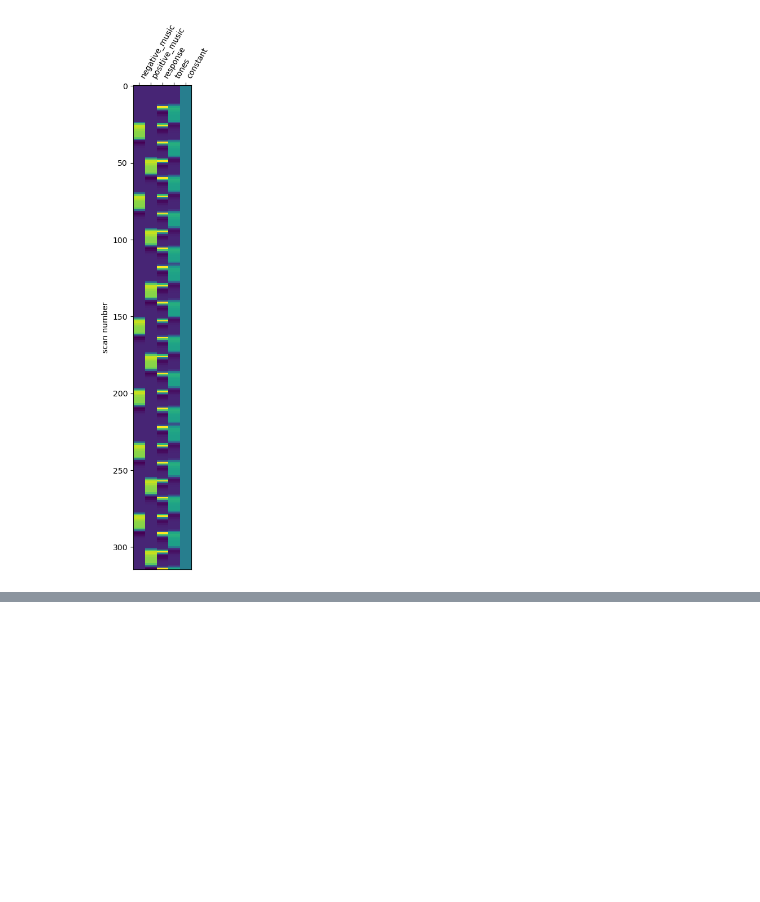
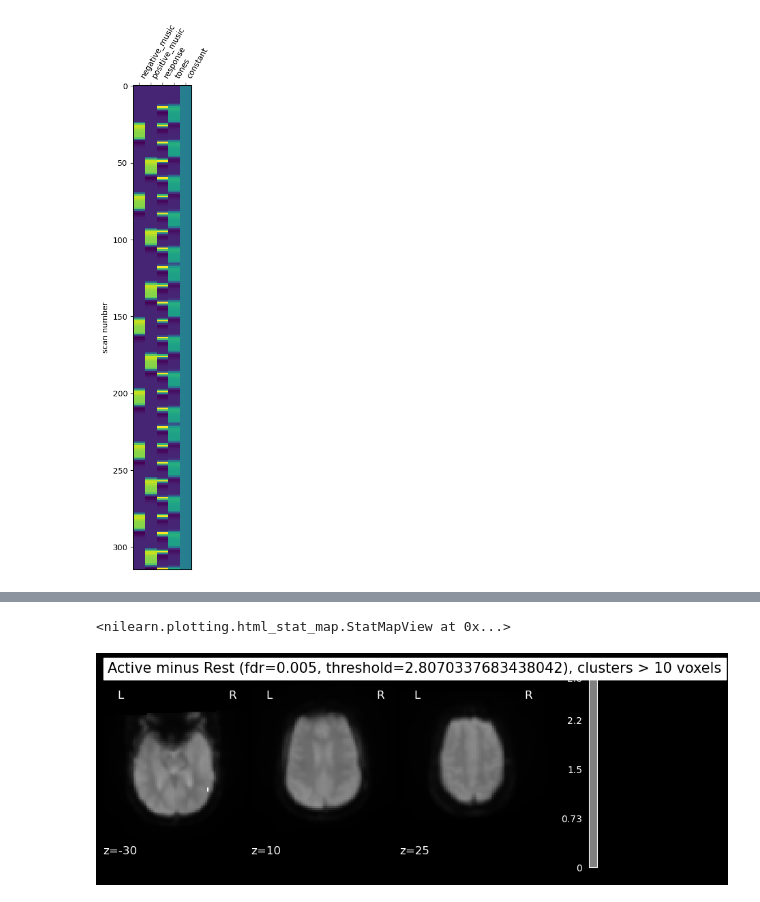
Before and after one commit to raph1258/NSSP, a Jupyter notebook: Project_MP1.ipynb, the cells around one changed output, grey strips where cells are left out. Saved outputs shown, nothing was run; the diff lists cells and outputs as text; code cells hidden in the pictures; blank space fills up the shorter version.

```diff
--- a/Project_MP1.ipynb
+++ b/Project_MP1.ipynb
@@ -322,0 +427,25 @@ plt.show()
+# %%
+from nilearn import plotting, image, datasets
+import nibabel as nib
+
+# Assuming fmri_glm and active_minus_rest are defined elsewhere in your code
+z_map = fmri_glm.compute_contrast(active_minus_rest, output_type='z_score')
+
+# Save the Z map to a file
+nib.save(z_map, 'z_map_uncorrected.nii.gz')
+
+# Compute the mean image
+mean_img_ = image.mean_img(fmri_img)
+
+# Threshold the z-map to create a mask for significant areas
+thresholded_z_map = image.threshold_img(z_map, threshold=1.5)
+
+# Fetch the AAL atlas
+aal_atlas = datasets.fetch_atlas_aal()
+
+# Use view_img for 3D visualization
+view = plotting.view_img(thresholded_z_map, bg_img=mean_img_, title='Highlighted Zones of Interest')
+
+
+# Display the interactive view
+view
@@ -322,0 +462,28 @@ plt.show()
+# %%
+# Use view_img for 3D visualization
+view = plotting.view_img(aal_atlas.maps)
+
+
+# Display the interactive view
+view
+# %% [output]
+<nilearn.plotting.html_stat_map.StatMapView at 0x...>
+# %%
+from nilearn.glm import threshold_stats_img
+
+#Link to threshold_stats_img function documentation
+#https://nilearn.github.io/dev/modules/generated/nilearn.glm.threshold_stats_img.html
+
+cluster_size = 10 # Fill me with the number of voxels for a cluster to be kept
+fdr_rate = 0.005# Fill me with the fdr rate to use!
+
+# Here, we apply the FDR correction + threshold
+clean_map, threshold = threshold_stats_img(z_map, alpha=fdr_rate, height_control='fpr', cluster_threshold=cluster_size)
+
+# And this is just to plot here!
+plot_stat_map(clean_map, bg_img=mean_img_[0], threshold=threshold,
+              display_mode='z', cut_coords=[-30,10,25], black_bg=True,
+              title='Active minus Rest (fdr={}, threshold={}), clusters > {} voxels'.format(fdr_rate, threshold, cluster_size))
+plt.show()
+# %% [output]
+[figure, added]
```
Also changed, not shown: parts of 23 cells of this notebook.
